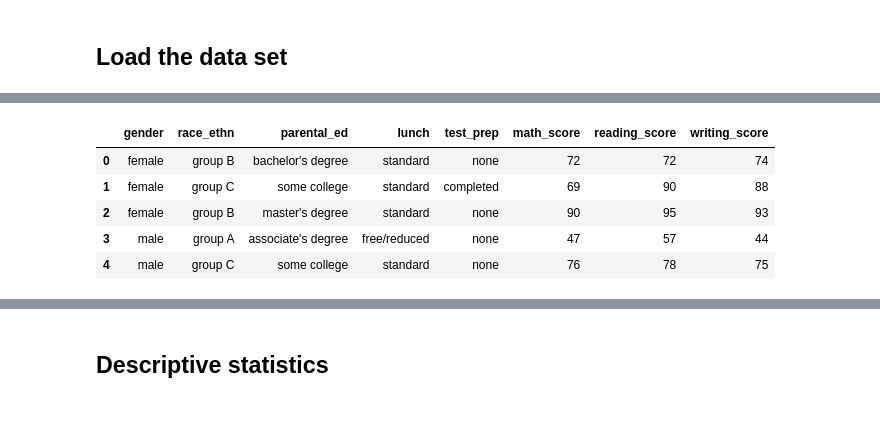
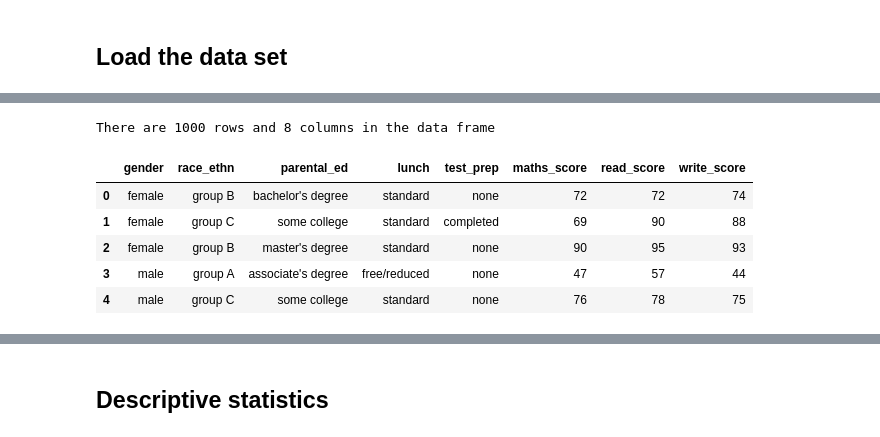
Before and after one commit to souadg/CAS-ADS-Project2, a Jupyter notebook: M2_Project_Elias_Souad_v2_.ipynb, the cells around one changed output, grey strips where cells are left out. Drawn from its saved outputs; the diff is of its cells as text; code cells hidden in the pictures.

```diff
--- a/M2_Project_Elias_Souad_v2_.ipynb
+++ b/M2_Project_Elias_Souad_v2_.ipynb
@@ -25,13 +28,17 @@ df = pd.read_csv('StudentsPerformance.csv')
-# %%
-# Rename the columns to make them more easier to process for Python
-df.columns = ['gender', 'race_ethn', 'parental_ed', 'lunch', 'test_prep', 'math_score', 'reading_score', 'writing_score']
-df.head()
-# %% [output]
-|  | gender | race_ethn | parental_ed | lunch | test_prep | math_score | reading_score | writing_score |
-| 0 | female | group B | bachelor's degree | standard | none | 72 | 72 | 74 |
-| 1 | female | group C | some college | standard | completed | 69 | 90 | 88 |
-| 2 | female | group B | master's degree | standard | none | 90 | 95 | 93 |
-| 3 | male | group A | associate's degree | free/reduced | none | 47 | 57 | 44 |
-| 4 | male | group C | some college | standard | none | 76 | 78 | 75 |
+# %%
+print("There are %d rows and %d columns in the data frame" %(df.shape[0], df.shape[1]))
+# %% [output]
+There are 1000 rows and 8 columns in the data frame
+# %%
+# Replace spaces and slash in column names with underscore
+df.columns = ['gender', 'race_ethn', 'parental_ed', 'lunch', 'test_prep', 'maths_score', 'read_score', 'write_score']
+df.head()
+# %% [output]
+|  | gender | race_ethn | parental_ed | lunch | test_prep | maths_score | read_score | write_score |
+| 0 | female | group B | bachelor's degree | standard | none | 72 | 72 | 74 |
+| 1 | female | group C | some college | standard | completed | 69 | 90 | 88 |
+| 2 | female | group B | master's degree | standard | none | 90 | 95 | 93 |
+| 3 | male | group A | associate's degree | free/reduced | none | 47 | 57 | 44 |
+| 4 | male | group C | some college | standard | none | 76 | 78 | 75 |
 # %%
 df.tail()
```
Also changed, not shown: parts of 44 cells of this notebook.
